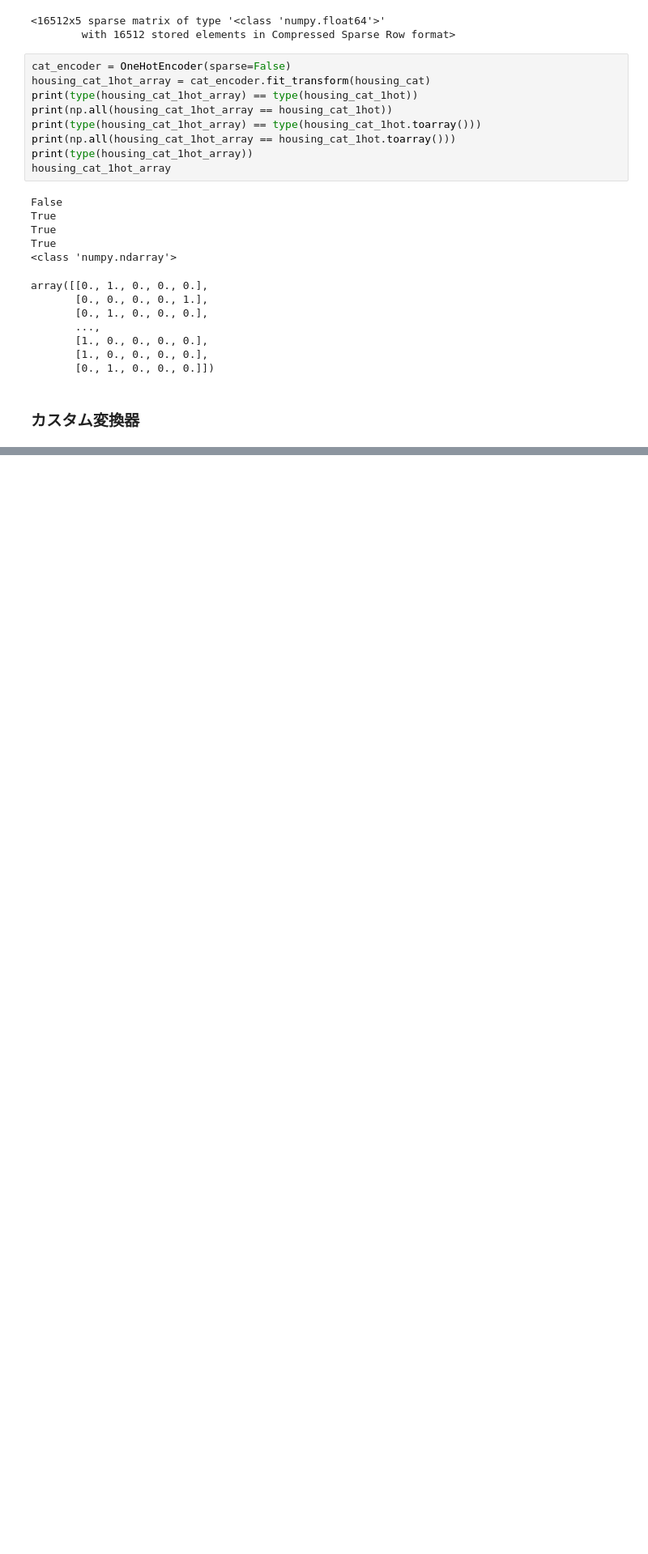
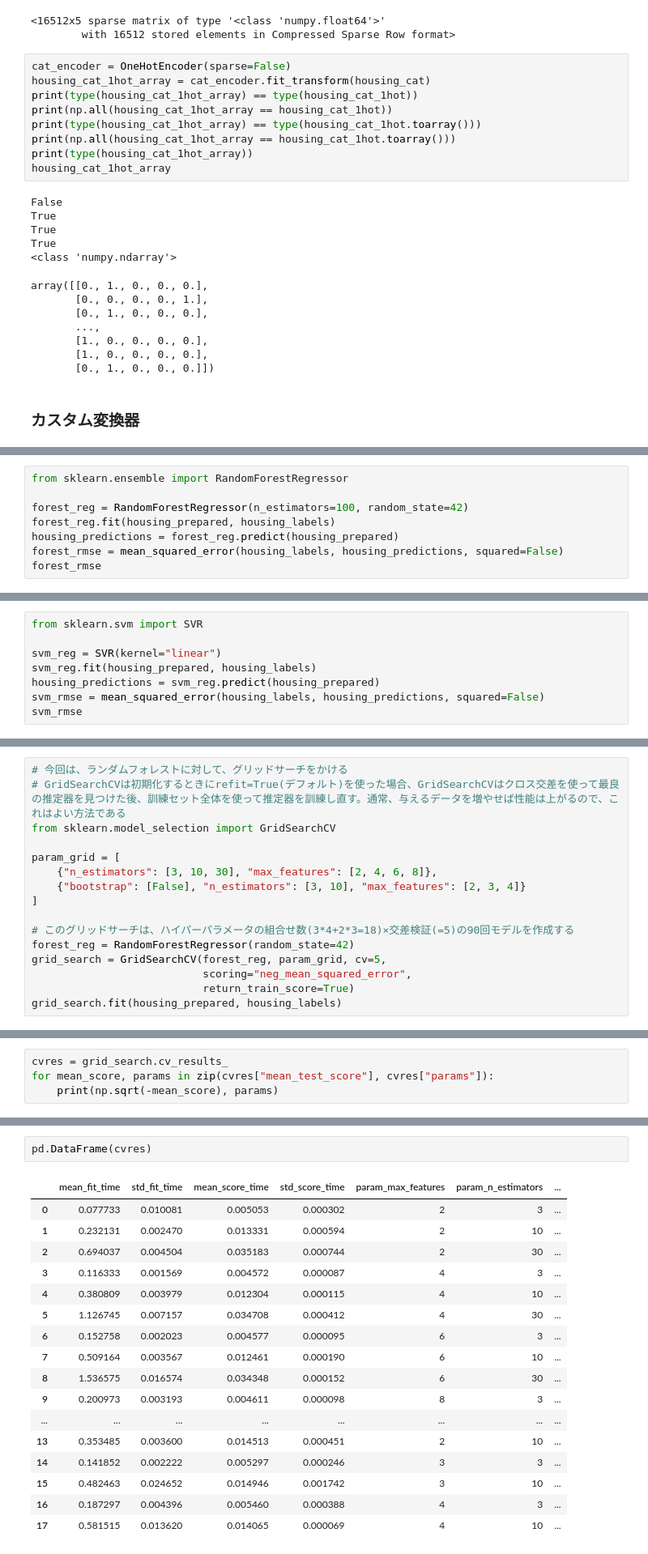
Before and after one commit to youkari117/machine_learning_fundamentals, a Jupyter notebook: 00_end2end/end2end_ML_project.ipynb, the cells around one changed output, grey strips where cells are left out. Shown at 81% size. Drawn from its saved outputs; the diff is of its cells as text; blank space fills up the shorter version.

```diff
--- a/00_end2end/end2end_ML_project.ipynb
+++ b/00_end2end/end2end_ML_project.ipynb
@@ -500,0 +665,8 @@ array([[0., 1., 0., 0., 0.],
+# %%
+from sklearn.ensemble import RandomForestRegressor
+
+forest_reg = RandomForestRegressor(n_estimators=100, random_state=42)
+forest_reg.fit(housing_prepared, housing_labels)
+housing_predictions = forest_reg.predict(housing_prepared)
+forest_rmse = mean_squared_error(housing_labels, housing_predictions, squared=False)
+forest_rmse
@@ -500,0 +685,8 @@ array([[0., 1., 0., 0., 0.],
+# %%
+from sklearn.svm import SVR
+
+svm_reg = SVR(kernel="linear")
+svm_reg.fit(housing_prepared, housing_labels)
+housing_predictions = svm_reg.predict(housing_prepared)
+svm_rmse = mean_squared_error(housing_labels, housing_predictions, squared=False)
+svm_rmse
@@ -500,0 +709,16 @@ array([[0., 1., 0., 0., 0.],
+# %%
+# 今回は、ランダムフォレストに対して、グリッドサーチをかける
+# GridSearchCVは初期化するときにrefit=True(デフォルト)を使った場合、GridSearchCVはクロス交差を使って最良の推定器を見つけた後、訓練セット全体を使って推定器を訓練し直す。通常、与えるデータを増やせば性能は上がるので、これはよい方法である
+from sklearn.model_selection import GridSearchCV
+
+param_grid = [
+    {"n_estimators": [3, 10, 30], "max_features": [2, 4, 6, 8]},
+    {"bootstrap": [False], "n_estimators": [3, 10], "max_features": [2, 3, 4]}
+]
+
+# このグリッドサーチは、ハイパーパラメータの組合せ数(3*4+2*3=18)×交差検証(=5)の90回モデルを作成する
+forest_reg = RandomForestRegressor(random_state=42)
+grid_search = GridSearchCV(forest_reg, param_grid, cv=5,
+                           scoring="neg_mean_squared_error",
+                           return_train_score=True)
+grid_search.fit(housing_prepared, housing_labels)
@@ -500,0 +759,4 @@ array([[0., 1., 0., 0., 0.],
+# %%
+cvres = grid_search.cv_results_
+for mean_score, params in zip(cvres["mean_test_score"], cvres["params"]):
+    print(np.sqrt(-mean_score), params)
@@ -500,0 +782,20 @@ array([[0., 1., 0., 0., 0.],
+# %%
+pd.DataFrame(cvres)
+# %% [output]
+|  | mean_fit_time | std_fit_time | mean_score_time | std_score_time | param_max_features | param_n_estimators | ... |
+| 0 | 0.077733 | 0.010081 | 0.005053 | 0.000302 | 2 | 3 | ... |
+| 1 | 0.232131 | 0.002470 | 0.013331 | 0.000594 | 2 | 10 | ... |
+| 2 | 0.694037 | 0.004504 | 0.035183 | 0.000744 | 2 | 30 | ... |
+| 3 | 0.116333 | 0.001569 | 0.004572 | 0.000087 | 4 | 3 | ... |
+| 4 | 0.380809 | 0.003979 | 0.012304 | 0.000115 | 4 | 10 | ... |
+| 5 | 1.126745 | 0.007157 | 0.034708 | 0.000412 | 4 | 30 | ... |
+| 6 | 0.152758 | 0.002023 | 0.004577 | 0.000095 | 6 | 3 | ... |
+| 7 | 0.509164 | 0.003567 | 0.012461 | 0.000190 | 6 | 10 | ... |
+| 8 | 1.536575 | 0.016574 | 0.034348 | 0.000152 | 6 | 30 | ... |
+| 9 | 0.200973 | 0.003193 | 0.004611 | 0.000098 | 8 | 3 | ... |
+| ... | ... | ... | ... | ... | ... | ... | ... |
+| 13 | 0.353485 | 0.003600 | 0.014513 | 0.000451 | 2 | 10 | ... |
+| 14 | 0.141852 | 0.002222 | 0.005297 | 0.000246 | 3 | 3 | ... |
+| 15 | 0.482463 | 0.024652 | 0.014946 | 0.001742 | 3 | 10 | ... |
+| 16 | 0.187297 | 0.004396 | 0.005460 | 0.000388 | 4 | 3 | ... |
+| 17 | 0.581515 | 0.013620 | 0.014065 | 0.000069 | 4 | 10 | ... |
```
Also changed, not shown: parts of 40 cells of this notebook, 10 other files.
